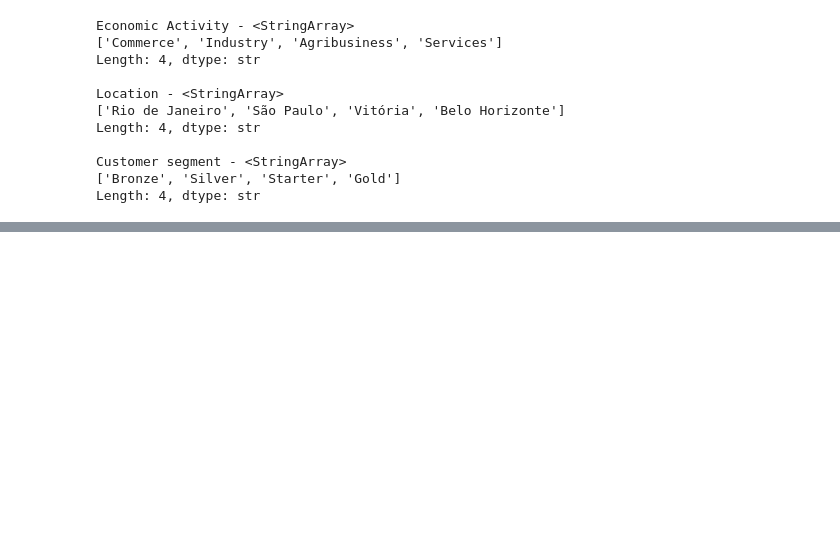
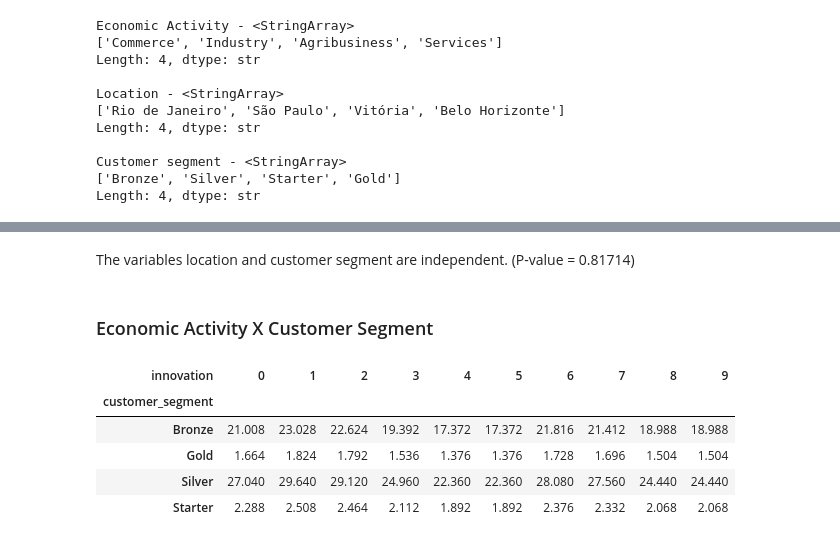
Before and after one commit to Reifhel/ml_models_practice, a Jupyter notebook: 04. Decision Tree Classifier/Company Segment Classification/company_segment_classifier.ipynb, the cells around one changed output, grey strips where cells are left out. Saved outputs shown, nothing was run; the diff lists cells and outputs as text; code cells hidden in the pictures; blank space fills up the shorter version.

```diff
--- a/04. Decision Tree Classifier/Company Segment Classification/company_segment_classifier.ipynb
+++ b/04. Decision Tree Classifier/Company Segment Classification/company_segment_classifier.ipynb
@@ -75,0 +166,21 @@ Length: 4, dtype: str
+# %% [markdown]
+The variables location and customer segment are independent. (P-value = 0.81714)
+# %% [markdown]
+### Economic Activity X Customer Segment
+# %%
+# Pearson's chi-squared test
+# H0 - The variables are independent
+# H1 - The variables aren't independent
+# If pvalue > 0.05 accept H0
+
+expected_value, observed_value, stats = pg.chi2_independence(df_segments, 'customer_segment', 'economic_activity')
+# %%
+# Expected Value - Frequency expected if there is no relation between the variables, calculated on basis with the distribution used no the chi-squared test
+expected_value
+# %% [output]
+| innovation | 0 | 1 | 2 | 3 | 4 | 5 | 6 | 7 | 8 | 9 |
+| customer_segment |  |  |  |  |  |  |  |  |  |  |
+| Bronze | 21.008 | 23.028 | 22.624 | 19.392 | 17.372 | 17.372 | 21.816 | 21.412 | 18.988 | 18.988 |
+| Gold | 1.664 | 1.824 | 1.792 | 1.536 | 1.376 | 1.376 | 1.728 | 1.696 | 1.504 | 1.504 |
+| Silver | 27.040 | 29.640 | 29.120 | 24.960 | 22.360 | 22.360 | 28.080 | 27.560 | 24.440 | 24.440 |
+| Starter | 2.288 | 2.508 | 2.464 | 2.112 | 1.892 | 1.892 | 2.376 | 2.332 | 2.068 | 2.068 |
```
Also changed, not shown: parts of 30 cells of this notebook.
